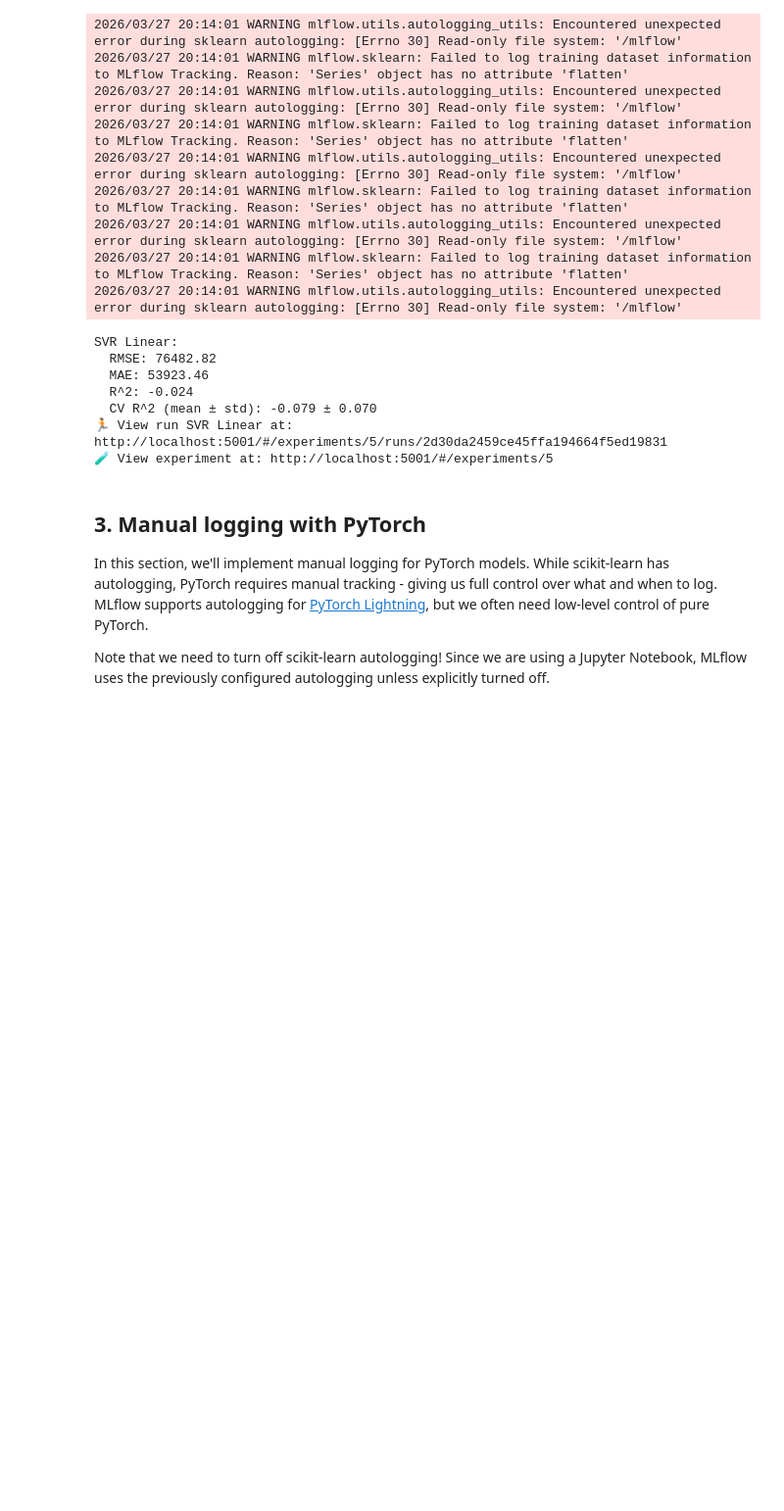
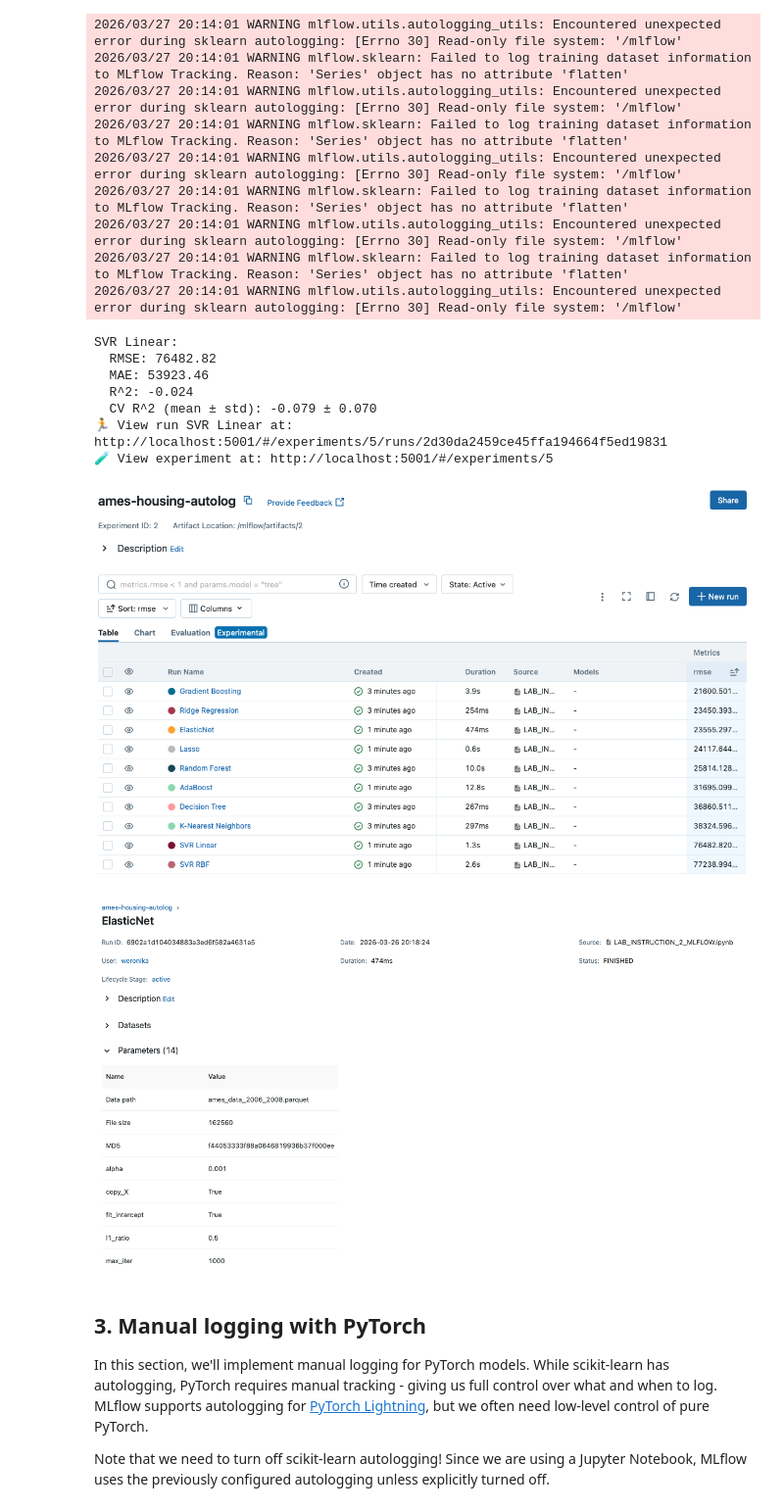
Before and after one commit to wernaw/MLOps_lab2, a Jupyter notebook: LAB_INSTRUCTION_2_MLFLOW.ipynb, the cells around one changed output. Shown at 98% size. Drawn from its saved outputs; the diff is of its cells as text; code cells hidden in the pictures; blank space fills up the shorter version.

```diff
--- a/LAB_INSTRUCTION_2_MLFLOW.ipynb
+++ b/LAB_INSTRUCTION_2_MLFLOW.ipynb
@@ -579,6 +588,12 @@ SVR Linear:
   CV R^2 (mean ± std): -0.079 ± 0.070
 🏃 View run SVR Linear at: http://localhost:5001/#/experiments/5/runs/2d30da2459ce45ffa194664f5ed19831
 🧪 View experiment at: http://localhost:5001/#/experiments/5
+# %%
+display(Image(filename="image/Exercise1_Logging_DVC_metadata_in_MLflow.png"))
+display(Image(filename="image/Exercise1_Logging_DVC_metadata_in_MLflow_part2.png"))
+# %% [output]
+[figure, added]
+[figure, added]
 # %% [markdown]
 ## 3. Manual logging with PyTorch
 
```
Also changed, not shown: parts of 3 cells of this notebook, 1 other file.
